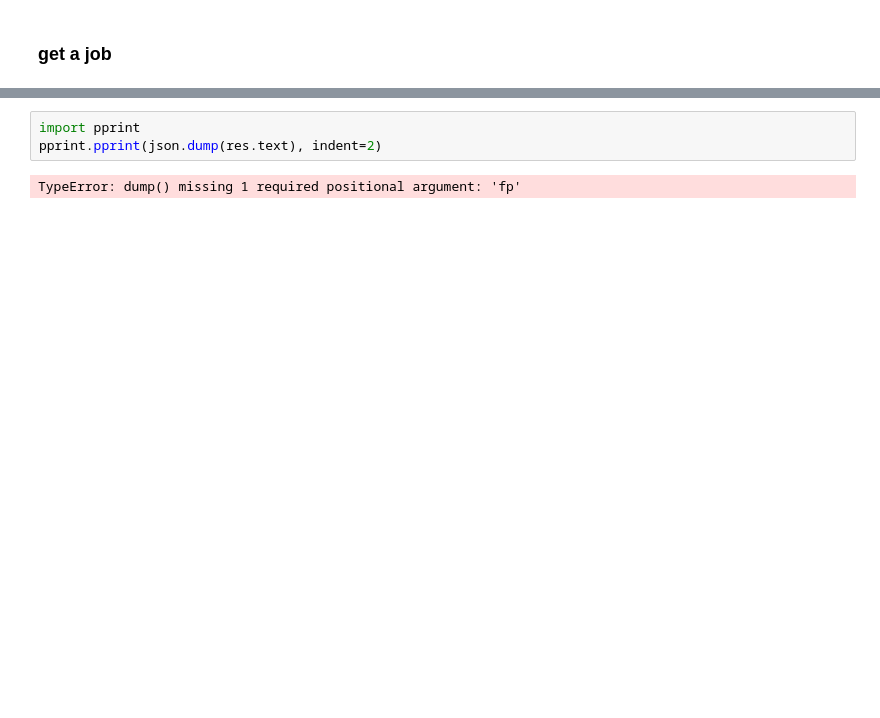
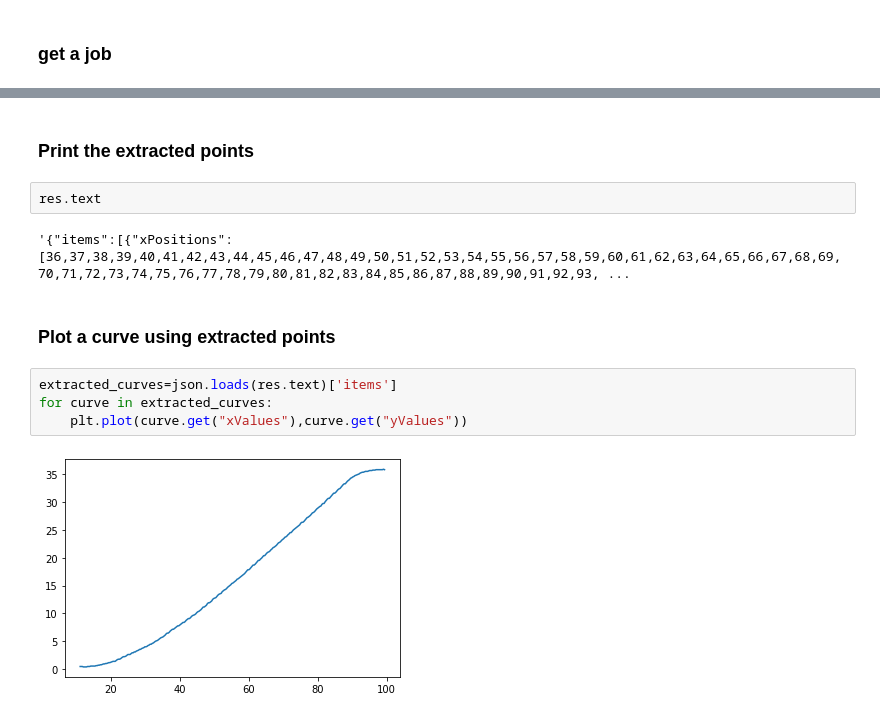
Before and after one commit to cognitedata/dshub-tutorials, a Jupyter notebook: advanced/Plot data extraction demo.ipynb, the cells around one changed output, grey strips where cells are left out. Cells and saved outputs as stored; diff of their text form; blank space fills up the shorter version.

Commit message:
plot-data-extraction-template

```diff
--- a/advanced/Plot data extraction demo.ipynb
+++ b/advanced/Plot data extraction demo.ipynb
@@ -110,5 +115,14 @@ print(f"{job_id}  {json.loads(res.text)['status']}")
-# %%
-import pprint
-pprint.pprint(json.dump(res.text), indent=2)
-# %% [output]
-TypeError: dump() missing 1 required positional argument: 'fp'
+# %% [markdown]
+### Print the extracted points
+# %%
+res.text
+# %% [output]
+'{"items":[{"xPositions":[36,37,38,39,40,41,42,43,44,45,46,47,48,49,50,51,52,53,54,55,56,57,58,59,60,61,62,63,64,65,66,67,68,69,70,71,72,73,74,75,76,77,78,79,80,81,82,83,84,85,86,87,88,89,90,91,92,93, ...
+# %% [markdown]
+### Plot a curve using extracted points
+# %%
+extracted_curves=json.loads(res.text)['items']
+for curve in extracted_curves:
+    plt.plot(curve.get("xValues"),curve.get("yValues"))
+# %% [output]
+[figure, added]
```
Also changed, not shown: parts of 4 cells of this notebook.
